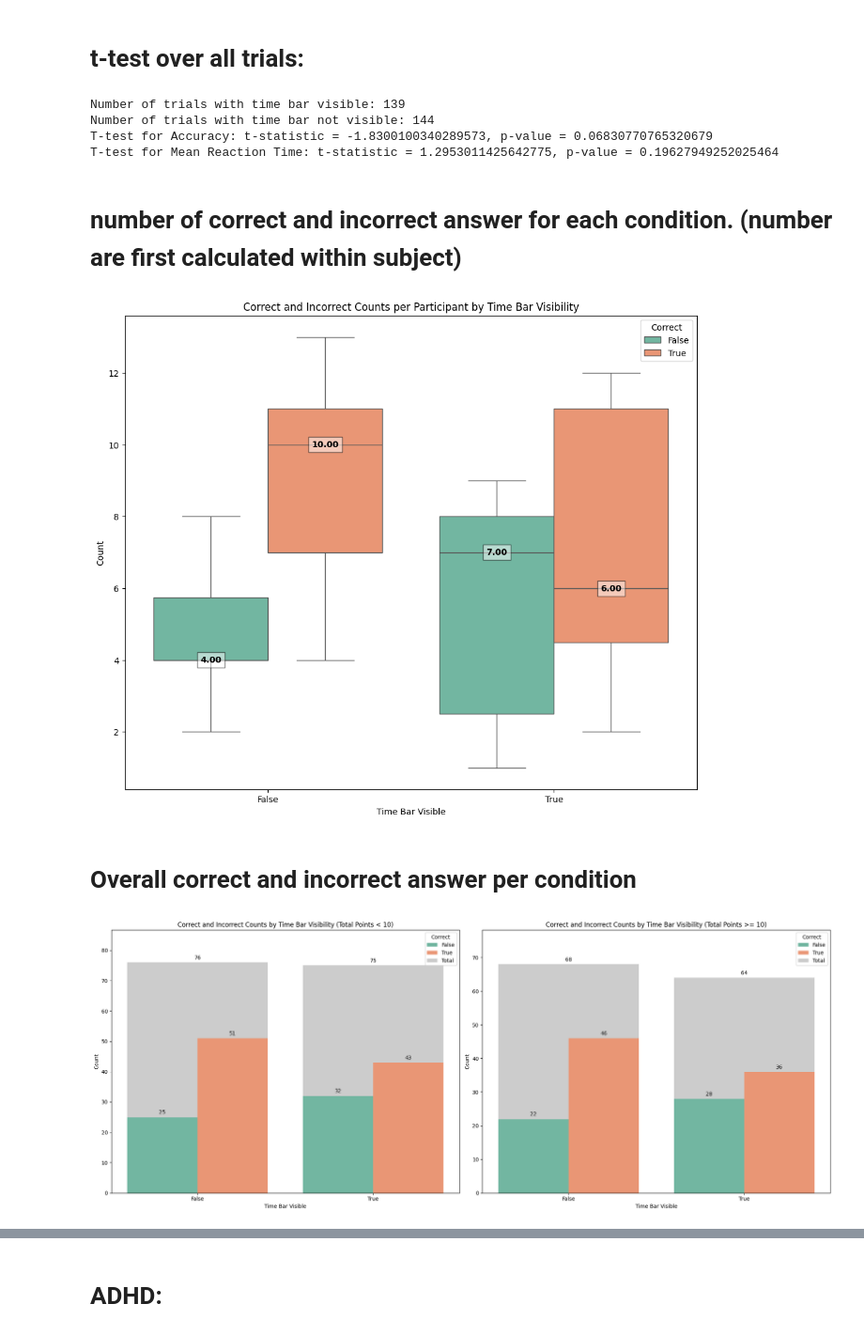
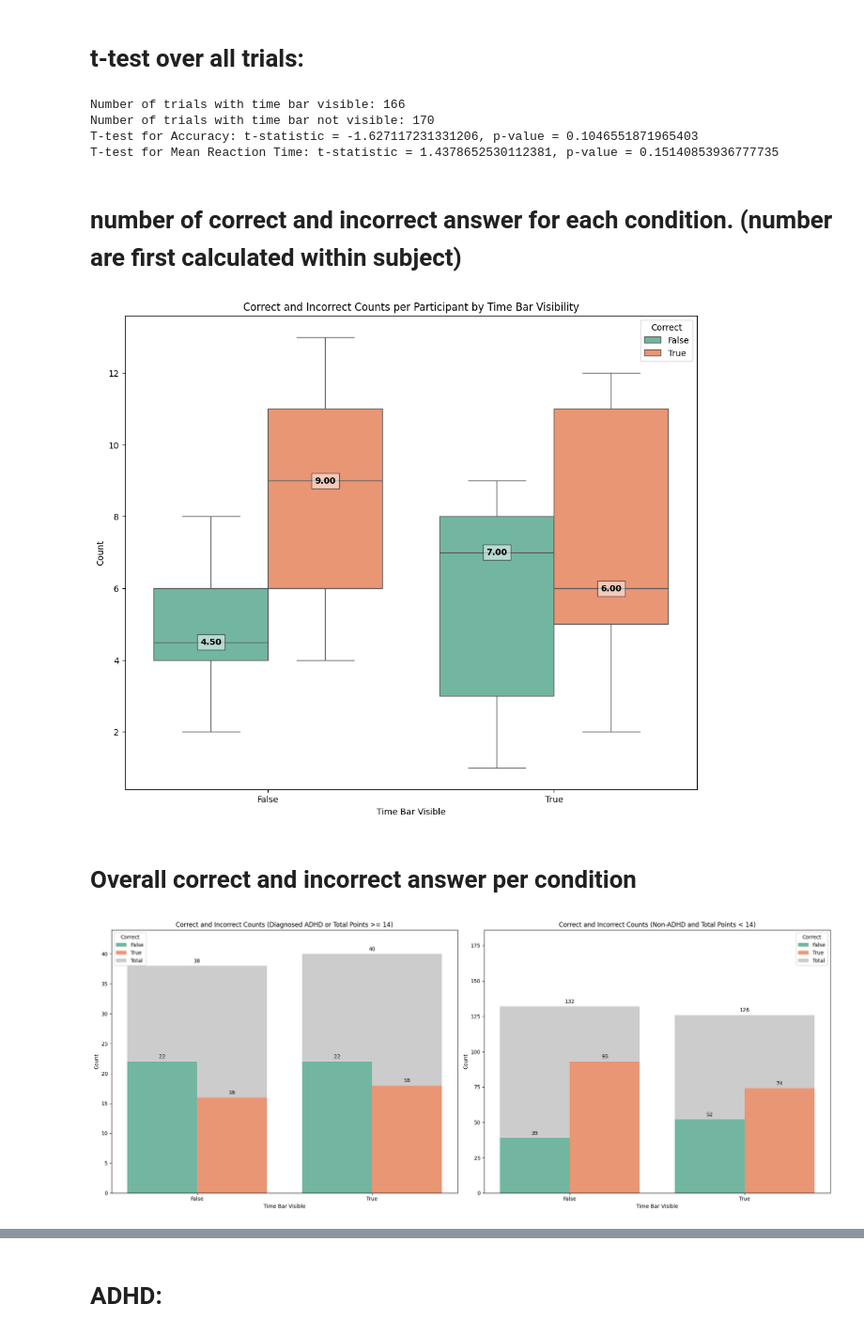
Before and after one commit to UserModelling2425/user-modelling-project-apples-2, a Jupyter notebook: experiment/data_analysis/recall_test_analysis.ipynb, the cells around one changed output, grey strips where cells are left out. Shown at 94% size. Cells and saved outputs as stored; diff of their text form; code cells hidden in the pictures.

```diff
--- a/experiment/data_analysis/recall_test_analysis.ipynb
+++ b/experiment/data_analysis/recall_test_analysis.ipynb
@@ -88,7 +88,7 @@ for col in ["q1", "q2", "q3", "q4", "q5", "q6"]:
 user_modelling_questionnaire['total_points'] = user_modelling_questionnaire[['q1', 'q2', 'q3', 'q4', 'q5', 'q6']].sum(axis=1)
 
 # Add a new column 'unconfirmed_ADHD' based on the 'total_points' column
-user_modelling_questionnaire['unconfirmed_ADHD'] = user_modelling_questionnaire['total_points'] >= 14
+user_modelling_questionnaire['ADHD'] = (user_modelling_questionnaire['total_points'] >= 14) | (user_modelling_questionnaire['confirmed_ADHD'] == True)
 # %%
 # Read the CSV file into a DataFrame
 subject_words_timebar = pd.read_csv('subject_words_timebar.csv')
@@ -103,7 +103,7 @@ combined_data = pd.merge(all_data, subject_words_timebar_reduced, how='inner', l
 combined_data = combined_data.drop(columns=['question'])
 
 # Merge the combined_data with user_modelling_questionnaire on 'subject_number'
-combined_data = pd.merge(combined_data, user_modelling_questionnaire[['subject_number', 'total_points']], on='subject_number', how='left')
+combined_data = pd.merge(combined_data, user_modelling_questionnaire[['subject_number', 'total_points', 'confirmed_ADHD', 'ADHD']], on='subject_number', how='left')
 
 # Display the updated combined_data
 combined_data.head()
@@ -132,9 +132,10 @@ fig, axes = plt.subplots(1, 2, figsize=(14, 8))
 
 # Plot accuracy
 sns.boxplot(ax=axes[0], x='time_bar_visible', y='accuracy', data=evals, palette='Set2', hue='time_bar_visible')
-axes[0].set_title('Accuracy by Time Bar Visibility')
+axes[0].set_title('Accuracy')
 axes[0].set_xlabel('Time Bar Visible')
 axes[0].set_ylabel('Accuracy')
+axes[0].legend(title='Time Bar')
 
 # Calculate and add median values for accuracy
 median_accuracy = evals.groupby('time_bar_visible')['accuracy'].median()
@@ -143,9 +144,10 @@ for i, median in enumerate(median_accuracy):
 
 # Plot mean reaction time
 sns.boxplot(ax=axes[1], x='time_bar_visible', y='mean_rt', data=evals, palette='Set2', hue='time_bar_visible')
-axes[1].set_title('Mean Reaction Time by Time Bar Visibility')
+axes[1].set_title('Reaction Time')
 axes[1].set_xlabel('Time Bar Visible')
-axes[1].set_ylabel('Mean Reaction Time (ms)')
+axes[1].set_ylabel('Reaction Time (ms)')
+axes[1].legend(title='Time Bar')
 
 # Calculate and add median values for mean reaction time
 median_rt = evals.groupby('time_bar_visible')['mean_rt'].median()
@@ -177,7 +179,7 @@ axes[0].set_ylabel('Accuracy')
 # Calculate and add median values for accuracy
 median_accuracy = combined_data.groupby('time_bar_visible')['correct'].mean()
 for i, median in enumerate(median_accuracy):
-    axes[0].text(i, median, f'{median:.2f}', ha='center', va='center', color='black', fontweight='bold', bbox=dict(facecolor='white', alpha=0.4))
+    axes[0].text(i, median, f'{median:.3f}', ha='center', va='center', color='black', fontweight='bold', bbox=dict(facecolor='white', alpha=0.4))
 
 # Plot mean reaction time
 sns.boxplot(ax=axes[1], x='time_bar_visible', y='rt', data=combined_data, palette='Set2', hue='time_bar_visible')
@@ -188,7 +190,7 @@ axes[1].set_ylabel('Mean Reaction Time (ms)')
 # Calculate and add median values for mean reaction time
 median_rt = combined_data.groupby('time_bar_visible')['rt'].median()
 for i, median in enumerate(median_rt):
-    axes[1].text(i, median, f'{median:.2f}', ha='center', va='center', color='black', fontweight='bold', bbox=dict(facecolor='white', alpha=0.4))
+    axes[1].text(i, median, f'{median:.3f}', ha='center', va='center', color='black', fontweight='bold', bbox=dict(facecolor='white', alpha=0.4))
 
 # Show the plots
 plt.tight_layout()
@@ -239,10 +241,10 @@ print(f"Number of trials with time bar not visible: {len(data_time_bar_visible_f
 print(f"T-test for Accuracy: t-statistic = {t_stat_accuracy}, p-value = {p_value_accuracy}")
 print(f"T-test for Mean Reaction Time: t-statistic = {t_stat_mean_rt}, p-value = {p_value_mean_rt}")
 # %% [output]
-Number of trials with time bar visible: 139
-Number of trials with time bar not visible: 144
-T-test for Accuracy: t-statistic = -1.8300100340289573, p-value = 0.06830770765320679
-T-test for Mean Reaction Time: t-statistic = 1.2953011425642775, p-value = 0.19627949252025464
+Number of trials with time bar visible: 166
+Number of trials with time bar not visible: 170
+T-test for Accuracy: t-statistic = -1.627117231331206, p-value = 0.1046551871965403
+T-test for Mean Reaction Time: t-statistic = 1.4378652530112381, p-value = 0.15140853936777735
 # %% [markdown]
 # number of correct and incorrect answer for each condition. (number are first calculated within subject)
 # %%
@@ -267,13 +269,13 @@ for i, row in mean_counts.iterrows():
 
 plt.show()
 # %% [output]
-[figure, old version]
+[figure, new version]
 # %% [markdown]
 # Overall correct and incorrect answer per condition
 # %%
-# Filter the data based on total_points
-data_less_than_10 = combined_data[combined_data['total_points'] < 10]
-data_10_or_more = combined_data[combined_data['total_points'] >= 10]
+# Filter the data based on confirmed_ADHD or total_points
+data_adhd = combined_data[combined_data['ADHD'] == True]
+data_non_adhd = combined_data[combined_data['ADHD'] == False]
 
 # Function to create the plot
 def plot_correct_incorrect(data, title, ax):
@@ -294,38 +296,38 @@ def plot_correct_incorrect(data, title, ax):
     for i, row in num_items_per_condition.iterrows():
         ax.bar(row['time_bar_visible'], row['num_items'], color='grey', alpha=0.4, label='Total' if i == 0 else "", zorder=0)
 
     # Add numbers on top of each bar
     for p in barplot.patches:
         if p.get_height() > 0:  # Only annotate bars with height greater than 0
             barplot.annotate(format(p.get_height(), '.0f'),
                              (p.get_x() + p.get_width() / 2., p.get_height()),
                              ha='center', va='center',
                              xytext=(0, 9),
                              textcoords='offset points')
 
     # Add padding to the top of the graph
     max_count = correct_incorrect_count['count'].max()
-    ax.set_ylim(0, max_count * 1.7)  # Extend the upper limit by 70%
+    ax.set_ylim(0, max_count * 2.0)  # Extend the upper limit by 100%
 
     # Update the legend to include 'Total Items' only once
     handles, labels = ax.get_legend_handles_labels()
     if 'Total' not in labels:
         handles.append(plt.Rectangle((0, 0), 1, 1, color='grey', alpha=0.4))
         labels.append('Total')
     ax.legend(handles=handles, labels=labels, title='Correct')
 
 # Create subplots
 fig, axes = plt.subplots(1, 2, figsize=(20, 8))
 
-# Plot for subjects with less than 10 total_points
-plot_correct_incorrect(data_less_than_10, 'Correct and Incorrect Counts by Time Bar Visibility (Total Points < 10)', axes[0])
+# Plot for subjects with confirmed_ADHD or total_points >= 14
+plot_correct_incorrect(data_adhd, 'Correct and Incorrect Counts (Diagnosed ADHD or Total Points >= 14)', axes[0])
 
-# Plot for subjects with 10 or more total_points
-plot_correct_incorrect(data_10_or_more, 'Correct and Incorrect Counts by Time Bar Visibility (Total Points >= 10)', axes[1])
+# Plot for subjects without confirmed_ADHD and total_points < 14
+plot_correct_incorrect(data_non_adhd, 'Correct and Incorrect Counts (Non-ADHD and Total Points < 14)', axes[1])
 
 plt.tight_layout()
 plt.show()
 # %% [output]
-[figure, old version]
+[figure, new version]
 # %%
 # Create a contingency table
```
Also changed, not shown: parts of 24 cells of this notebook, 1 other file.
